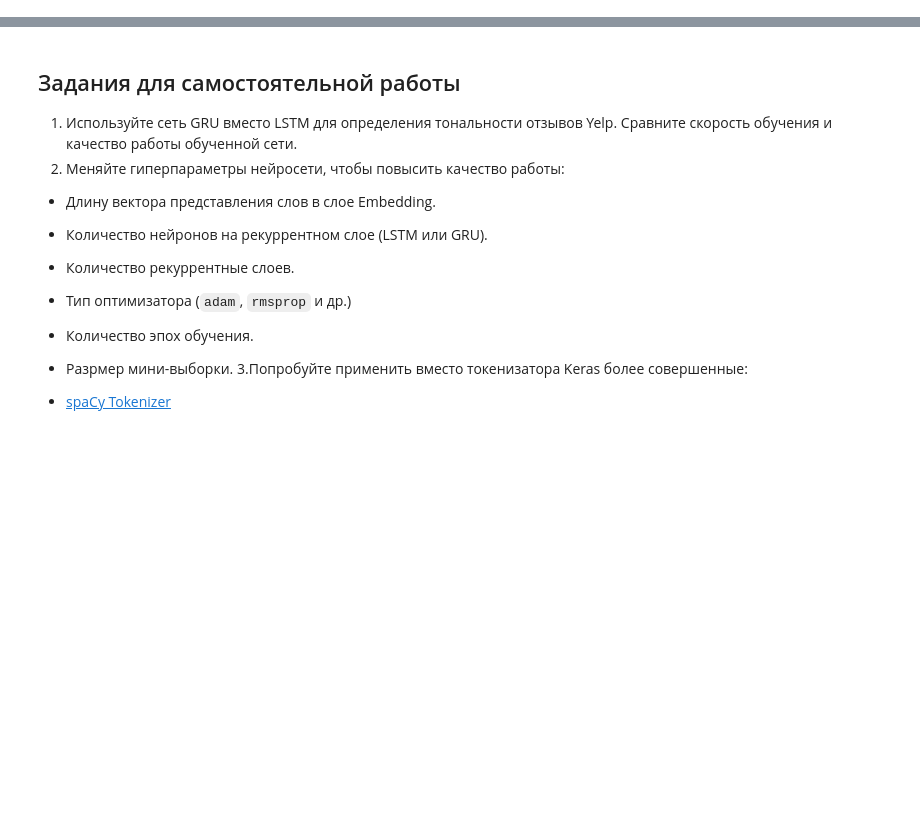
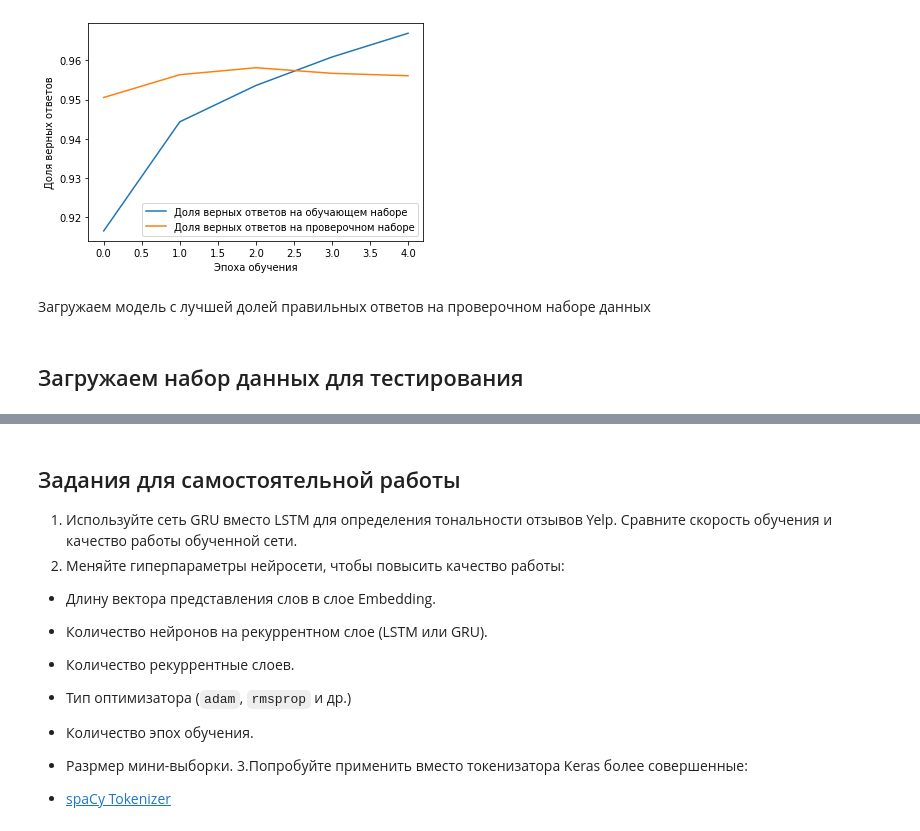
Before and after one commit to safal207/hello-world, a Jupyter notebook: NLP/dl_nlp_yelp_polarity.ipynb, the cells around one changed output, grey strips where cells are left out. Cells and saved outputs as stored; diff of their text form; code cells hidden in the pictures; blank space fills up the shorter version.

```diff
--- a/NLP/dl_nlp_yelp_polarity.ipynb
+++ b/NLP/dl_nlp_yelp_polarity.ipynb
@@ -120,0 +115,4 @@ model.compile(optimizer="adam", loss="binary_crossentropy", metrics=["accuracy"]
+# %%
+train = pd.read_csv('yelp_review_polarity_csv/train.csv',
+                    header=None,
+                    names=['Class', 'Review'])
@@ -120,0 +256,4 @@ model.compile(optimizer="adam", loss="binary_crossentropy", metrics=["accuracy"]
+# %%
+model.compile(optimizer='adam',
+              loss='binary_crossentropy',
+              metrics=['accuracy'])
@@ -120,0 +264,13 @@ model.compile(optimizer="adam", loss="binary_crossentropy", metrics=["accuracy"]
+# %%
+model_save_path = 'best_model.h5'
+checkpoint_callback = ModelCheckpoint(model_save_path,
+                                      monitor='val_accuracy',
+                                      save_best_only=True,
+                                      verbose=1)
+# %%
+history = model.fit(x_train,
+                    y_train,
+                    epochs=5,
+                    batch_size=128,
+                    validation_split=0.1,
+                    callbacks=[checkpoint_callback])
@@ -121,3 +294,18 @@ model.compile(optimizer="adam", loss="binary_crossentropy", metrics=["accuracy"]
+# %%
+plt.plot(history.history['accuracy'],
+         label='Доля верных ответов на обучающем наборе')
+plt.plot(history.history['val_accuracy'],
+         label='Доля верных ответов на проверочном наборе')
+plt.xlabel('Эпоха обучения')
+plt.ylabel('Доля верных ответов')
+plt.legend()
+plt.show()
+# %% [output]
+[figure, added]
+# %% [markdown]
+Загружаем модель с лучшей долей правильных ответов на проверочном наборе данных
 # %%
 model.load_weights(model_save_path)
+# %% [markdown]
+## Загружаем набор данных для тестирования
 # %%
```
Also changed, not shown: parts of 81 cells of this notebook, 5 other files.
